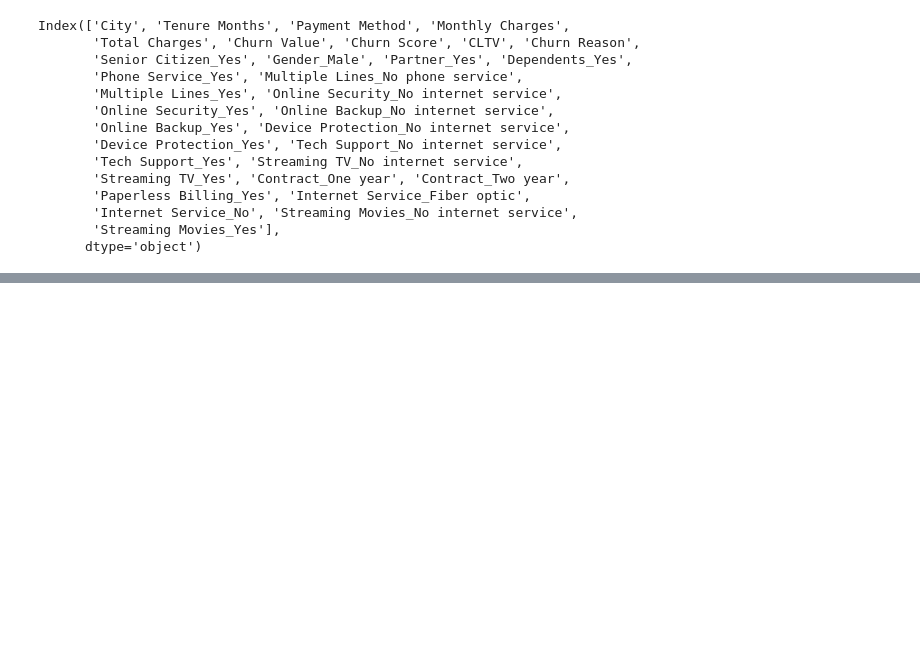
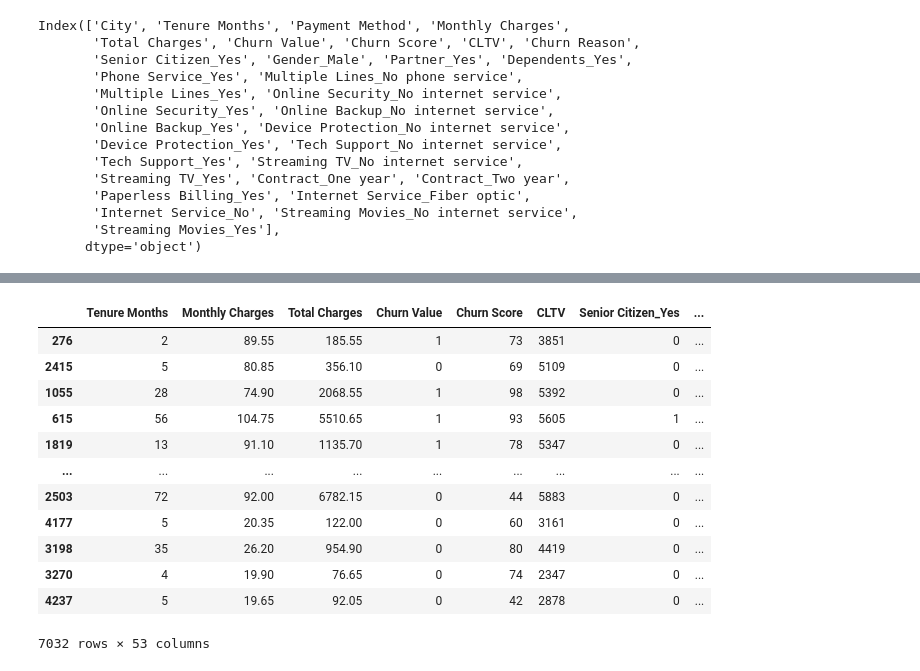
Before and after one commit to Brayam1998/dataScience_Churn, a Jupyter notebook: proyecto churn/Revision_Calidad_Data/revisionYtransformacion.ipynb, the cells around one changed output, grey strips where cells are left out. Cells and saved outputs as stored; diff of their text form; code cells hidden in the pictures; blank space fills up the shorter version.

```diff
--- a/proyecto churn/Revision_Calidad_Data/revisionYtransformacion.ipynb
+++ b/proyecto churn/Revision_Calidad_Data/revisionYtransformacion.ipynb
@@ -272,0 +289,18 @@ modeloOne = pd.get_dummies(modelo_data, drop_first=  True )
+# %%
+shuffled = modeloOne.sample(frac=1)
+# %%
+shuffled
+# %% [output]
+|  | Tenure Months | Monthly Charges | Total Charges | Churn Value | Churn Score | CLTV | Senior Citizen_Yes | ... |
+| 276 | 2 | 89.55 | 185.55 | 1 | 73 | 3851 | 0 | ... |
+| 2415 | 5 | 80.85 | 356.10 | 0 | 69 | 5109 | 0 | ... |
+| 1055 | 28 | 74.90 | 2068.55 | 1 | 98 | 5392 | 0 | ... |
+| 615 | 56 | 104.75 | 5510.65 | 1 | 93 | 5605 | 1 | ... |
+| 1819 | 13 | 91.10 | 1135.70 | 1 | 78 | 5347 | 0 | ... |
+| ... | ... | ... | ... | ... | ... | ... | ... | ... |
+| 2503 | 72 | 92.00 | 6782.15 | 0 | 44 | 5883 | 0 | ... |
+| 4177 | 5 | 20.35 | 122.00 | 0 | 60 | 3161 | 0 | ... |
+| 3198 | 35 | 26.20 | 954.90 | 0 | 80 | 4419 | 0 | ... |
+| 3270 | 4 | 19.90 | 76.65 | 0 | 74 | 2347 | 0 | ... |
+| 4237 | 5 | 19.65 | 92.05 | 0 | 42 | 2878 | 0 | ... |
+7032 rows × 53 columns
```
Also changed, not shown: parts of 1 cell of this notebook, 1 other file.
